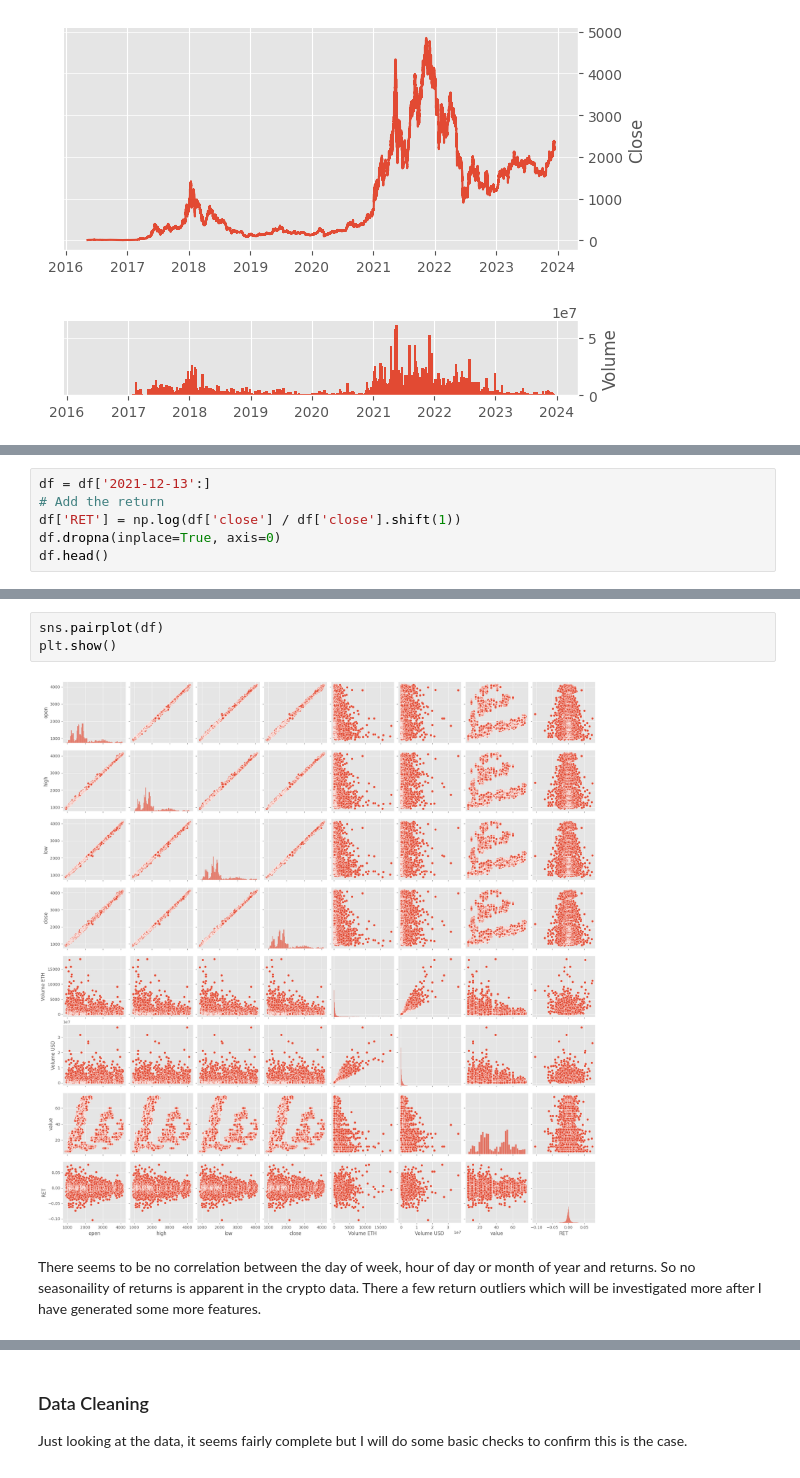
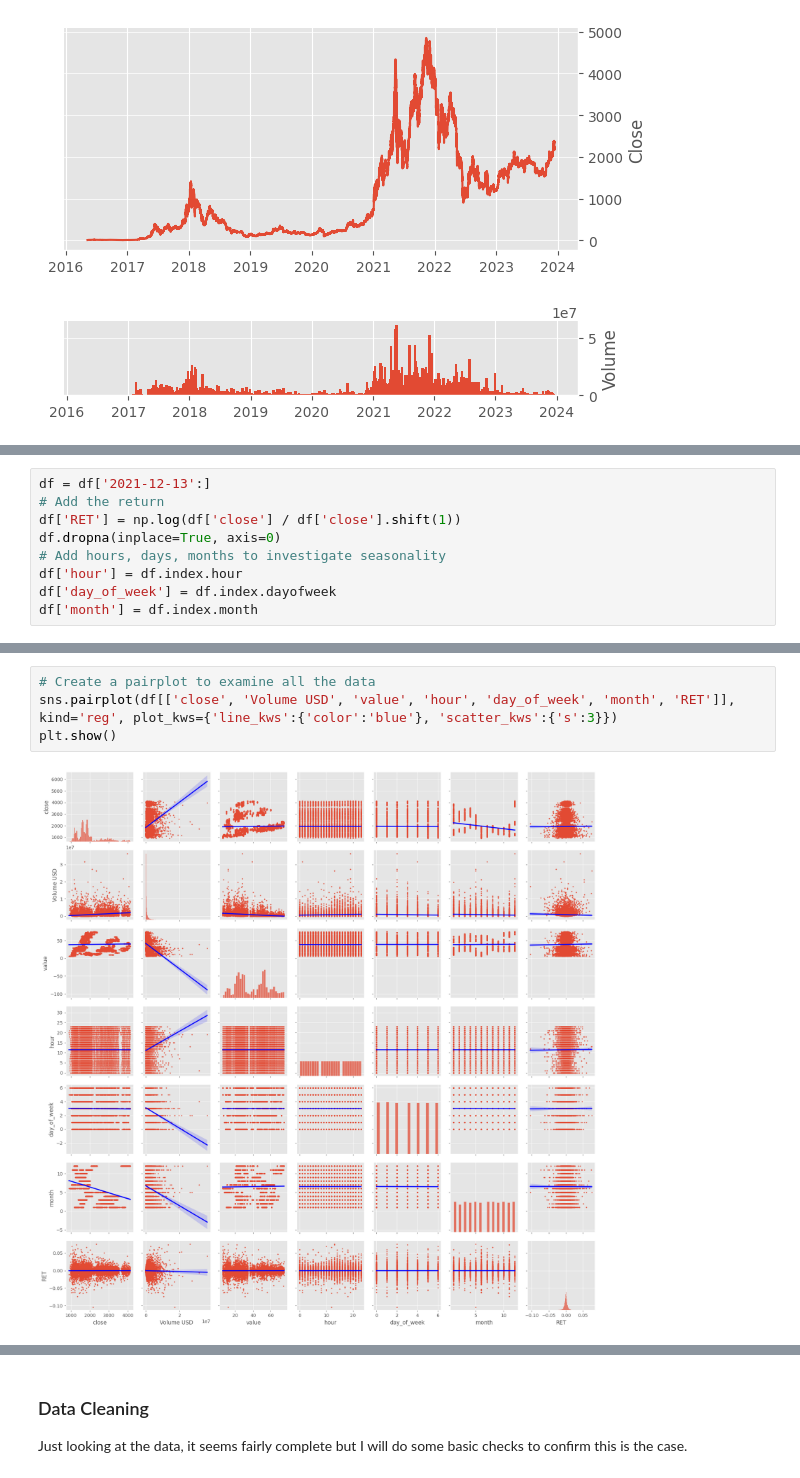
Before and after one commit to will-j-c/cqf_final_project_DL, a Jupyter notebook: report.ipynb, the cells around one changed output, grey strips where cells are left out. Saved outputs shown, nothing was run; the diff lists cells and outputs as text.

Commit message:
feat: added additional data analysis and worked on features

```diff
--- a/report.ipynb
+++ b/report.ipynb
@@ -157,4 +157,7 @@ df = df['2021-12-13':]
 # Add the return
 df['RET'] = np.log(df['close'] / df['close'].shift(1))
 df.dropna(inplace=True, axis=0)
-df.head()
+# Add hours, days, months to investigate seasonality
+df['hour'] = df.index.hour
+df['day_of_week'] = df.index.dayofweek
+df['month'] = df.index.month
@@ -169,7 +164,6 @@ df.head()
-# %%
-sns.pairplot(df)
-plt.show()
-# %% [output]
-[figure, removed]
-# %% [markdown]
-There seems to be no correlation between the day of week, hour of day or month of year and returns. So no seasonaility of returns is apparent in the crypto data. There a few return outliers which will be investigated more after I have generated some more features.
+# %%
+# Create a pairplot to examine all the data
+sns.pairplot(df[['close', 'Volume USD', 'value', 'hour', 'day_of_week', 'month', 'RET']], kind='reg', plot_kws={'line_kws':{'color':'blue'}, 'scatter_kws':{'s':3}})
+plt.show()
+# %% [output]
+[figure, added]
```
Also changed, not shown: parts of 5 cells of this notebook, 1 other file.
